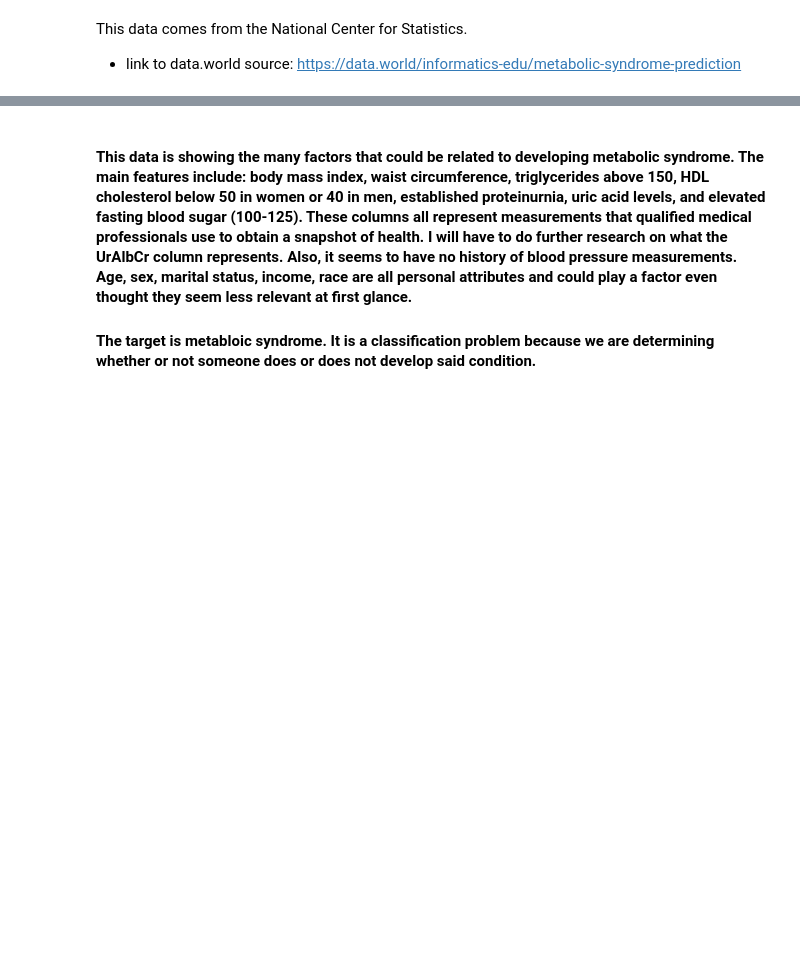
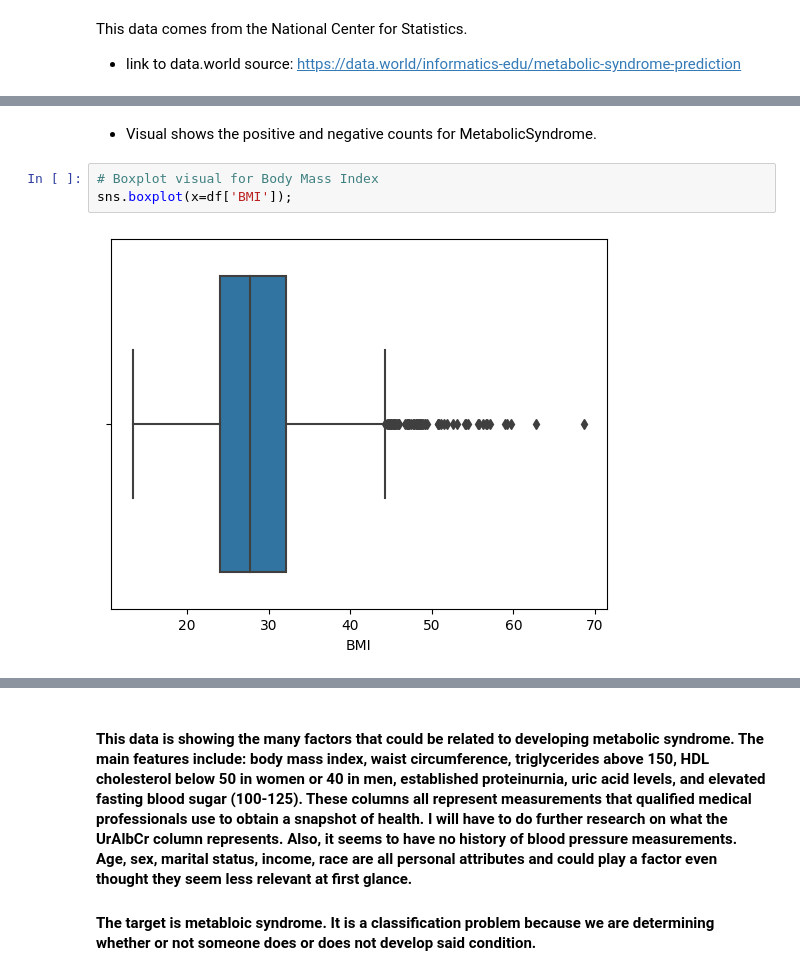
Before and after one commit to Kridge42/Metabolic-Syndrome, a Jupyter notebook: Project_2.ipynb, the cells around one changed output, grey strips where cells are left out. Saved outputs shown, nothing was run; the diff lists cells and outputs as text; blank space fills up the shorter version.

```diff
--- a/Project_2.ipynb
+++ b/Project_2.ipynb
@@ -10,0 +214,7 @@ This data comes from the National Center for Statistics.
+# %% [markdown]
+- Visual shows the positive and negative counts for MetabolicSyndrome.
+# %%
+# Boxplot visual for Body Mass Index
+sns.boxplot(x=df['BMI']);
+# %% [output]
+[figure, added]
```
Also changed, not shown: parts of 39 cells of this notebook.
